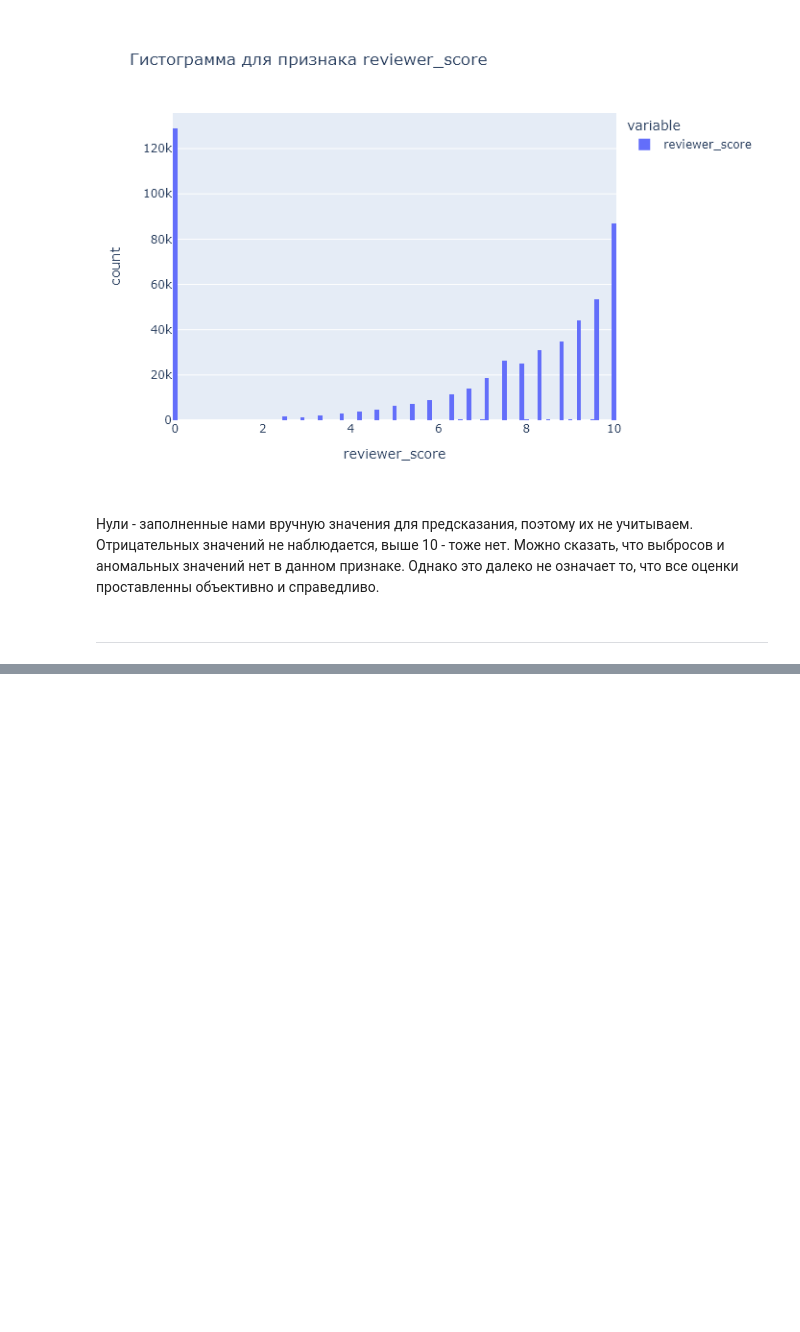
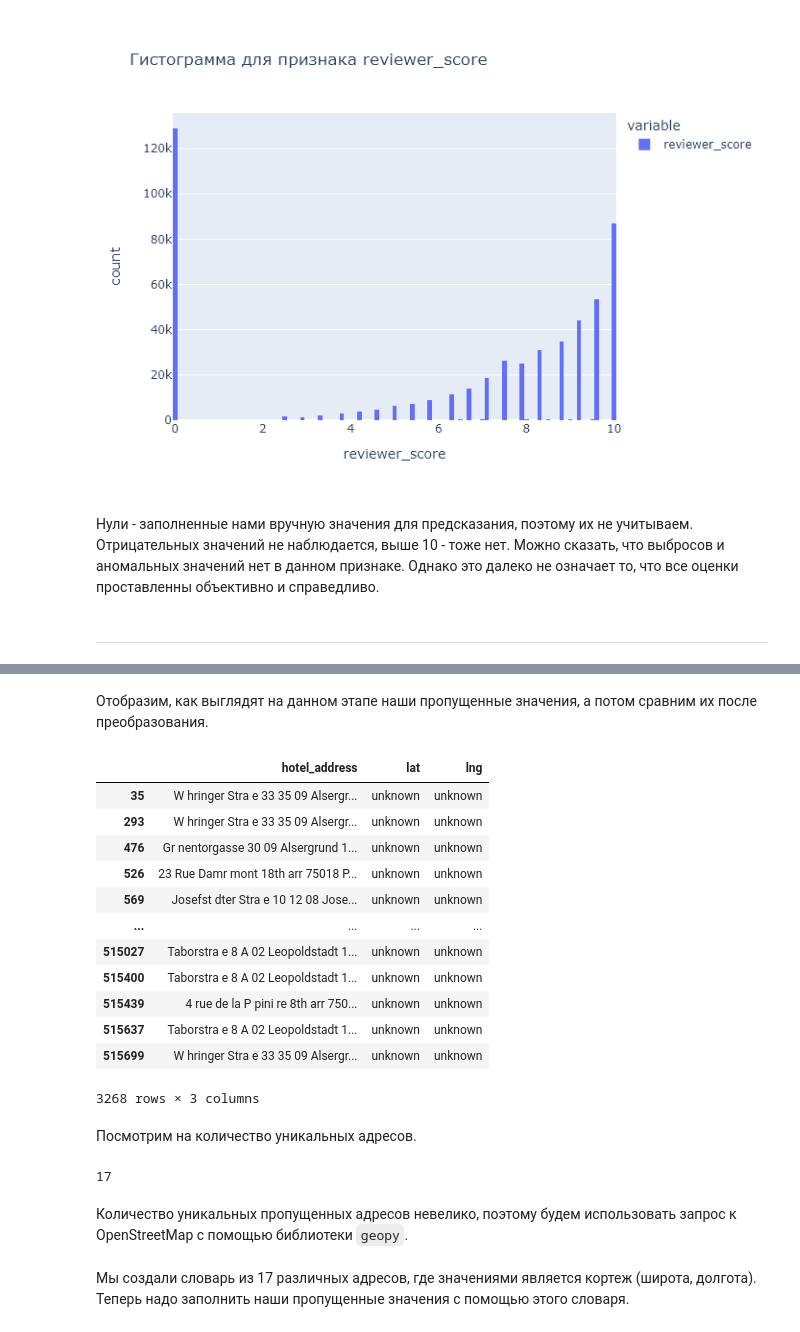
Before and after one commit to esta1d/Data_Science_learning, a Jupyter notebook: PROJECT/PROJECT-3/PROJ.ipynb, the cells around one changed output, grey strips where cells are left out. Cells and saved outputs as stored; diff of their text form; code cells hidden in the pictures; blank space fills up the shorter version.

```diff
--- a/PROJECT/PROJECT-3/PROJ.ipynb
+++ b/PROJECT/PROJECT-3/PROJ.ipynb
@@ -502,0 +538,4 @@ ___
+# %%
+address_coords = hotels[['hotel_address', 'lat', 'lng']].copy()
+address_coords.fillna('unknown', inplace=True)
+address_coords.head()
@@ -502,0 +549,27 @@ ___
+# %% [markdown]
+Отобразим, как выглядят на данном этапе наши пропущенные значения, а потом сравним их после преобразования.
+# %%
+null_indexes = address_coords[address_coords['lat'] == 'unknown'].index
+address_coords.iloc[null_indexes]
+# %% [output]
+|  | hotel_address | lat | lng |
+| 35 | W hringer Stra e 33 35 09 Alsergr... | unknown | unknown |
+| 293 | W hringer Stra e 33 35 09 Alsergr... | unknown | unknown |
+| 476 | Gr nentorgasse 30 09 Alsergrund 1... | unknown | unknown |
+| 526 | 23 Rue Damr mont 18th arr 75018 P... | unknown | unknown |
+| 569 | Josefst dter Stra e 10 12 08 Jose... | unknown | unknown |
+| ... | ... | ... | ... |
+| 515027 | Taborstra e 8 A 02 Leopoldstadt 1... | unknown | unknown |
+| 515400 | Taborstra e 8 A 02 Leopoldstadt 1... | unknown | unknown |
+| 515439 | 4 rue de la P pini re 8th arr 750... | unknown | unknown |
+| 515637 | Taborstra e 8 A 02 Leopoldstadt 1... | unknown | unknown |
+| 515699 | W hringer Stra e 33 35 09 Alsergr... | unknown | unknown |
+3268 rows × 3 columns
+# %% [markdown]
+Посмотрим на количество уникальных адресов.
+# %%
+address_coords.iloc[null_indexes]['hotel_address'].nunique()
+# %% [output]
+17
+# %% [markdown]
+Количество уникальных пропущенных адресов невелико, поэтому будем использовать запрос к OpenStreetMap с помощью библиотеки `geopy`.
@@ -502,0 +619,2 @@ ___
+# %% [markdown]
+Мы создали словарь из 17 различных адресов, где значениями является кортеж (широта, долгота). Теперь надо заполнить наши пропущенные значения с помощью этого словаря.
```
Also changed, not shown: parts of 59 cells of this notebook.
